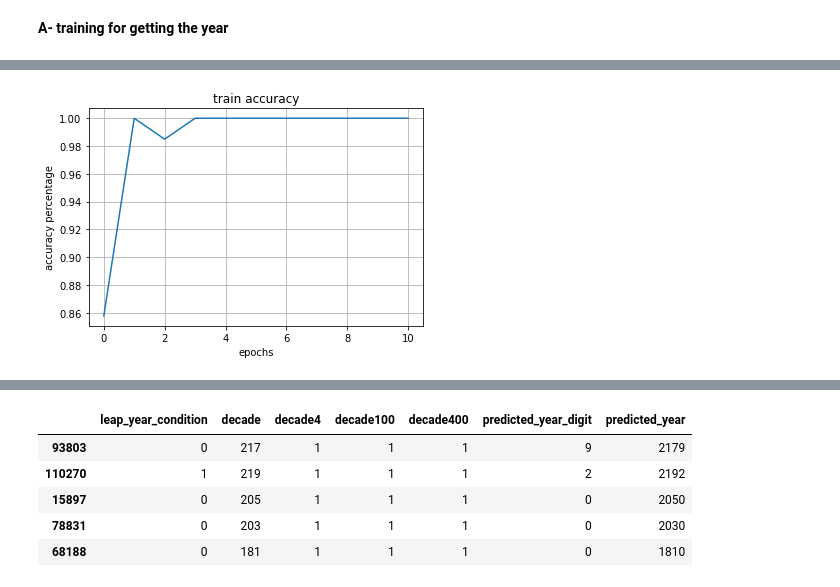
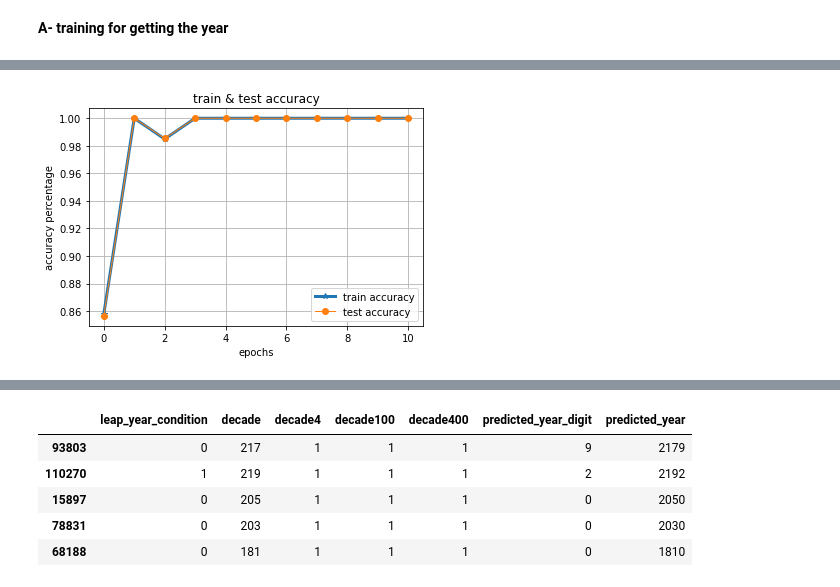
Before and after one commit to salama4ai/Proteinea, a Jupyter notebook: model/training_years.ipynb, the cells around one changed output, grey strips where cells are left out. Drawn from its saved outputs; the diff is of its cells as text; code cells hidden in the pictures.

Commit message:
reaching accuracy of 100% and 89% for the first and second submodels

```diff
--- a/model/training_years.ipynb
+++ b/model/training_years.ipynb
@@ -58,7 +58,13 @@ v = pd.DataFrame([i for i in v])
 # v.head(7), x_year.head(7)
 # %%
 batch_size = 64
-xtrain_year, xtest_year, ytrain_year, ytest_year, vtrain_year, vtest_year = train_test_split(x_year, y_year, v, test_size=0.19, shuffle=True, random_state=seed, stratify=x_year["leap_year_condition"])
+xtrain_year, xtest_year, ytrain_year, ytest_year, vtrain_year, vtest_year = train_test_split(x_year,
+                                                                                             y_year,
+                                                                                             v,
+                                                                                             test_size=0.19,
+                                                                                             shuffle=True,
+                                                                                             random_state=seed,
+                                                                                             stratify=x_year["leap_year_condition"])
 # %%
 class CollectedData(Dataset):
     def __init__(self, x, y, v):
@@ -201,11 +207,16 @@ after 9 epoch, train_acc = 100.00%, test_acc = 100.00%, time_elapsed = 0.9 minut
 after 10 epoch, train_acc = 100.00%, test_acc = 100.00%, time_elapsed = 0.9 minuts
 after 11 epoch, train_acc = 100.00%, test_acc = 100.00%, time_elapsed = 0.9 minuts
 # %%
-plt.plot(list(range(num_epochs)), result_train_acc)
-plt.title("train accuracy")
+train_line_val = np.array([val for val in result_train_acc])# just replace val with val.cpu() if output is cuda
+test_line_val = np.array([val for val in result_test_acc])# just replace val with val.cpu() if output is cuda
+
+train_line, = plt.plot((range(len(train_line_val))), train_line_val, label="train accuracy", marker="*", linewidth=3)
+test_line, = plt.plot((range(len(test_line_val))), test_line_val, label="test accuracy", marker="o", linewidth=1)
+plt.legend(loc="best", handles=[train_line, test_line])
+plt.title("train & test accuracy")
 plt.xlabel("epochs")
 plt.ylabel("accuracy percentage")
 plt.grid()
 plt.show()
 # %% [output]
-[figure, old version]
+[figure, new version]
```
Also changed, not shown: parts of 3 cells of this notebook, 2 other files.
